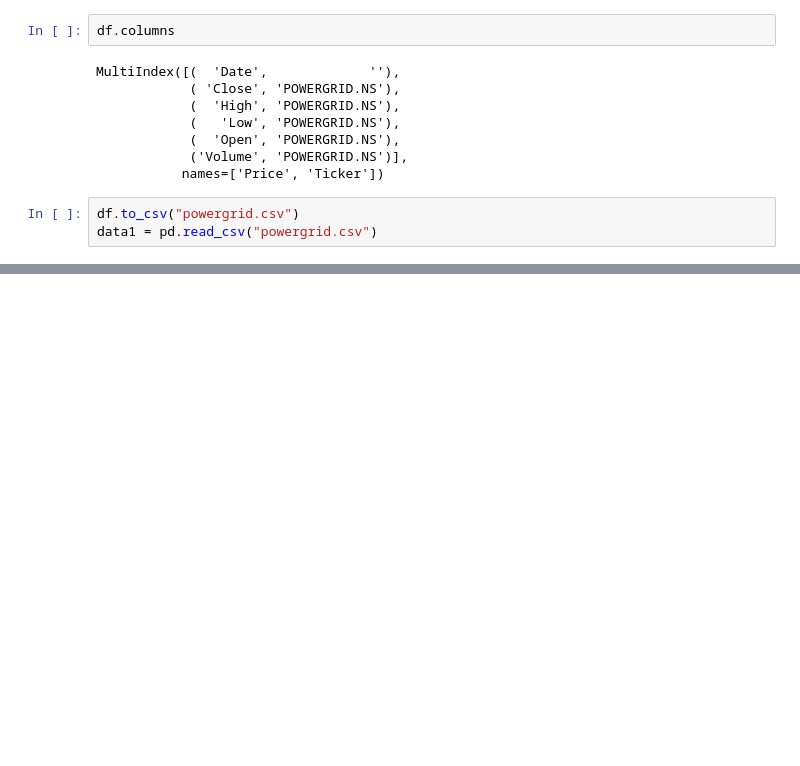
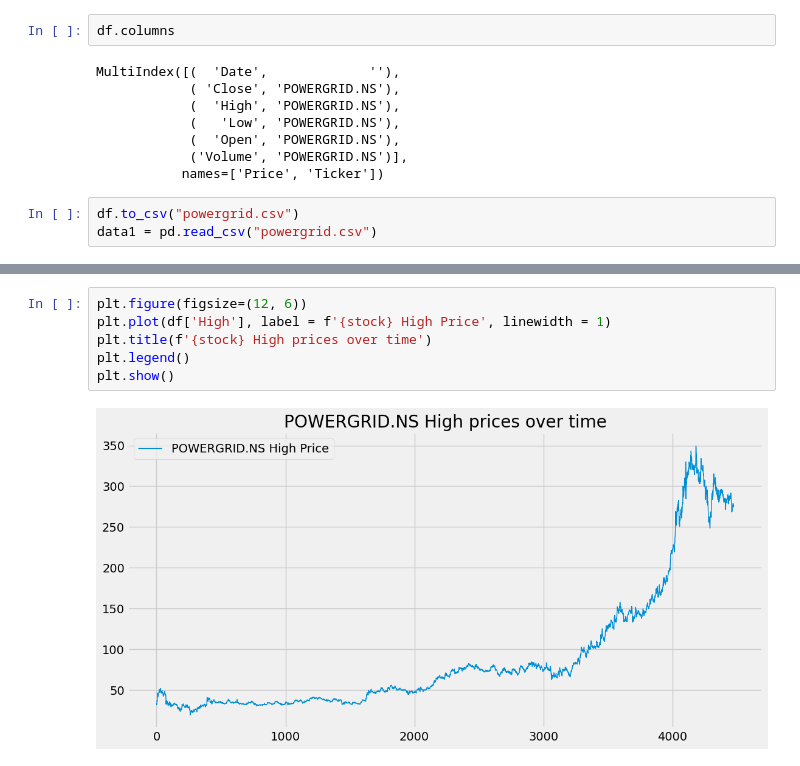
Before and after one commit to ShashankPandey2111/Stock_prediction, a Jupyter notebook: Stock_Predict.ipynb, the cells around one changed output, grey strips where cells are left out. Saved outputs shown, nothing was run; the diff lists cells and outputs as text; blank space fills up the shorter version.

```diff
--- a/Stock_Predict.ipynb
+++ b/Stock_Predict.ipynb
@@ -164,0 +153,8 @@ KeyError: 'Close'
+# %%
+plt.figure(figsize=(12, 6))
+plt.plot(df['High'], label = f'{stock} High Price', linewidth = 1)
+plt.title(f'{stock} High prices over time')
+plt.legend()
+plt.show()
+# %% [output]
+[figure, added]
```
Also changed, not shown: parts of 11 cells of this notebook.
